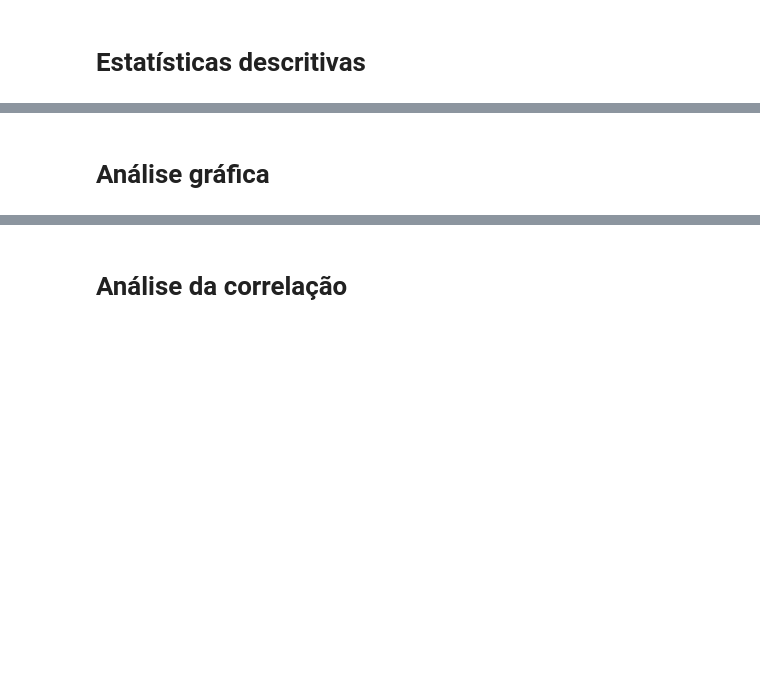
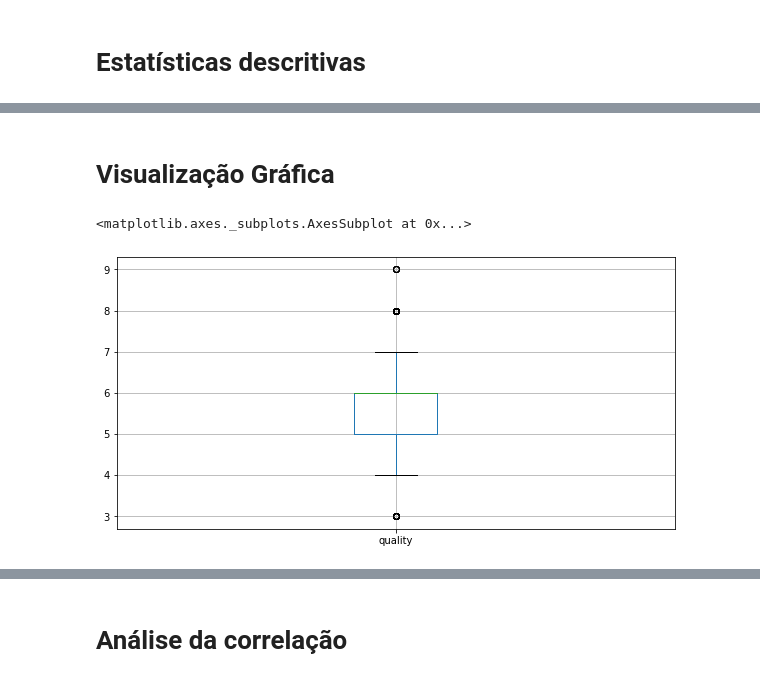
Before and after one commit to isabelsanttana/Analise_de_dados, a Jupyter notebook: Trabalho_Correlacao_Regressao.ipynb, the cells around one changed output, grey strips where cells are left out. Saved outputs shown, nothing was run; the diff lists cells and outputs as text; code cells hidden in the pictures; blank space fills up the shorter version.

```diff
--- a/Trabalho_Correlacao_Regressao.ipynb
+++ b/Trabalho_Correlacao_Regressao.ipynb
@@ -194,2 +200,0 @@ dados.describe()
-# %% [markdown]
-# Análise gráfica
@@ -202,2 +201,10 @@ ax
+# %% [markdown]
+# Visualização Gráfica
+# %%
+plt.figure(figsize=(10,5))
+dados.boxplot(column=['quality'])
+# %% [output]
+<matplotlib.axes._subplots.AxesSubplot at 0x...>
+[figure, added]
 # %%
 # qualidade do vinho
```
Also changed, not shown: parts of 72 cells of this notebook.
